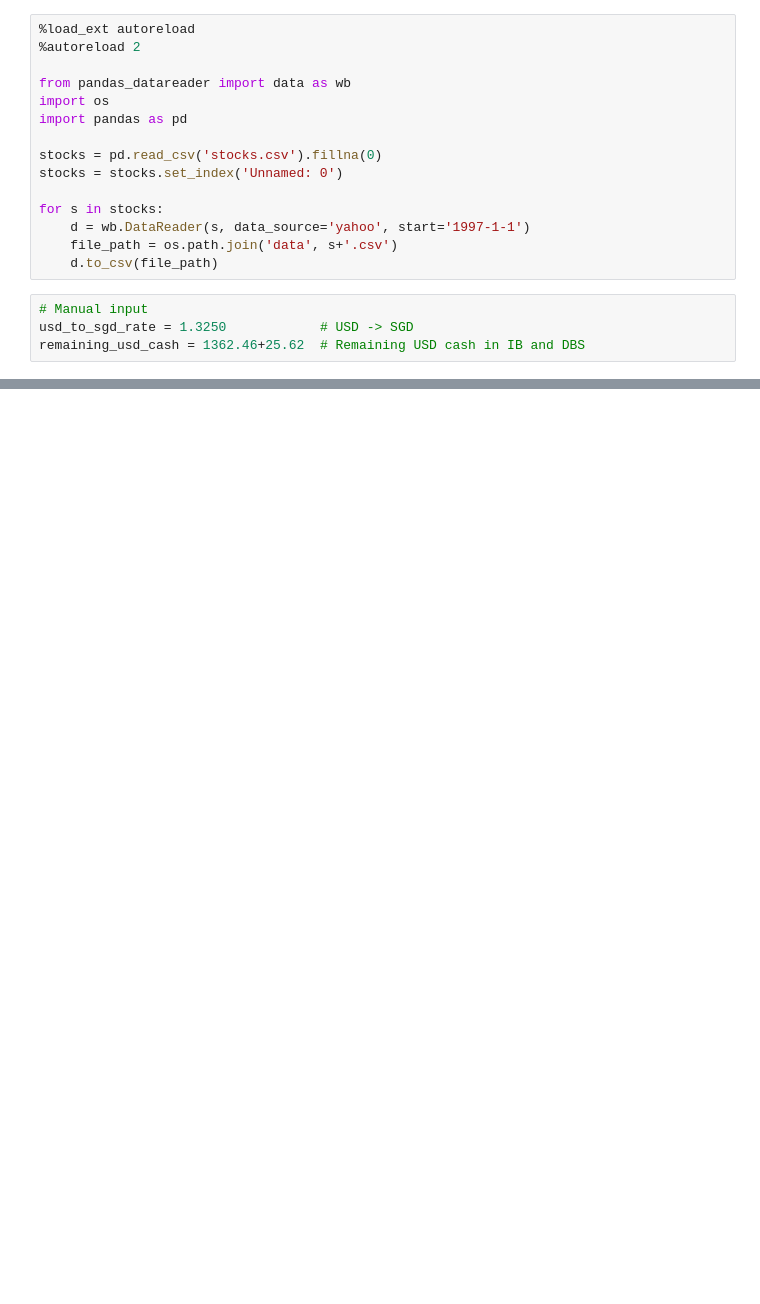
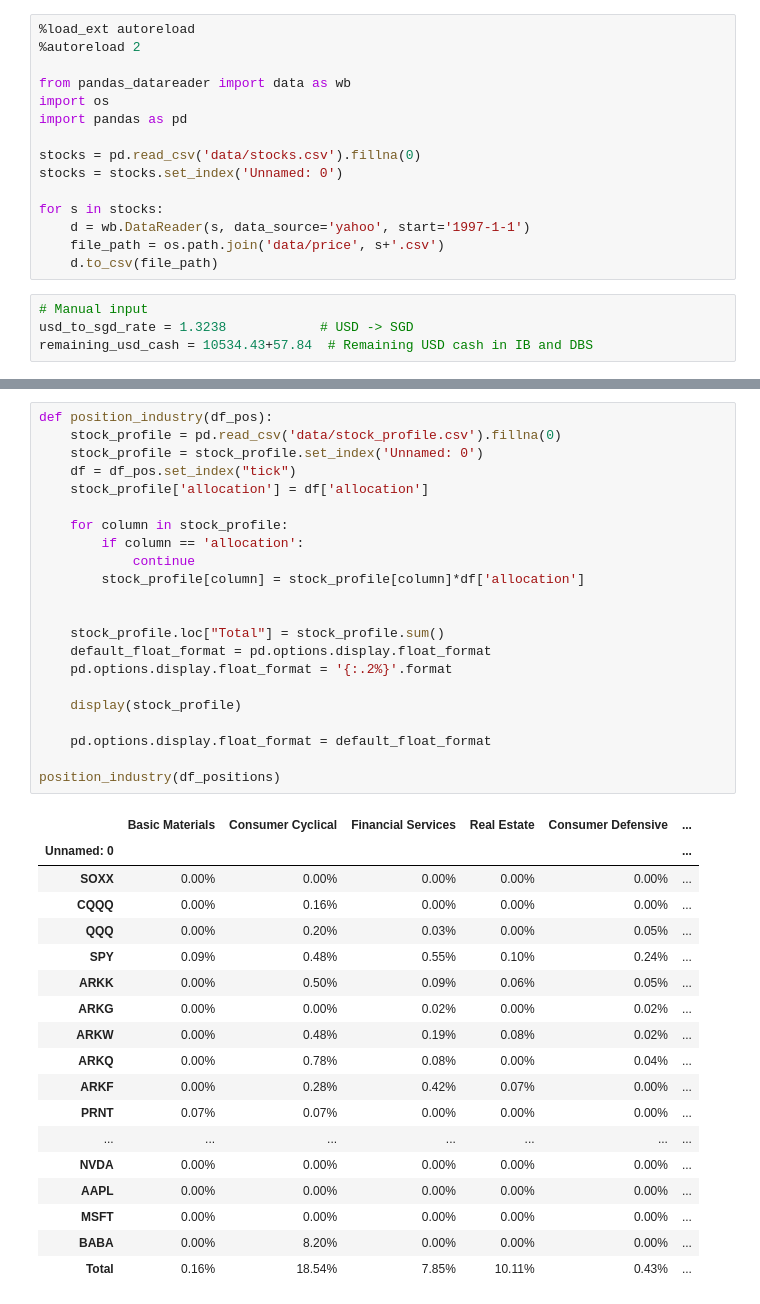
Before and after one commit to wubw/Invest, a Jupyter notebook: my_portfolio.ipynb, the cells around one changed output, grey strips where cells are left out. Drawn from its saved outputs; the diff is of its cells as text; blank space fills up the shorter version.

```diff
--- a/my_portfolio.ipynb
+++ b/my_portfolio.ipynb
@@ -6,16 +6,16 @@ from pandas_datareader import data as wb
 import os
 import pandas as pd
 
-stocks = pd.read_csv('stocks.csv').fillna(0)
+stocks = pd.read_csv('data/stocks.csv').fillna(0)
 stocks = stocks.set_index('Unnamed: 0')
 
 for s in stocks:
     d = wb.DataReader(s, data_source='yahoo', start='1997-1-1')
-    file_path = os.path.join('data', s+'.csv')
+    file_path = os.path.join('data/price', s+'.csv')
     d.to_csv(file_path)
 # %%
 # Manual input
-usd_to_sgd_rate = 1.3250            # USD -> SGD
-remaining_usd_cash = 1362.46+25.62  # Remaining USD cash in IB and DBS
+usd_to_sgd_rate = 1.3238            # USD -> SGD
+remaining_usd_cash = 10534.43+57.84  # Remaining USD cash in IB and DBS
 # %%
 def load_data(tick):
@@ -141,0 +209,41 @@ print(converted_usd+stock_sgd_purchase/usd_to_sgd_rate)
+# %%
+def position_industry(df_pos):
+    stock_profile = pd.read_csv('data/stock_profile.csv').fillna(0)
+    stock_profile = stock_profile.set_index('Unnamed: 0')
+    df = df_pos.set_index("tick")
+    stock_profile['allocation'] = df['allocation']
+
+    for column in stock_profile:
+        if column == 'allocation':
+            continue
+        stock_profile[column] = stock_profile[column]*df['allocation']
+
+
+    stock_profile.loc["Total"] = stock_profile.sum()
+    default_float_format = pd.options.display.float_format
+    pd.options.display.float_format = '{:.2%}'.format
+
+    display(stock_profile)
+
+    pd.options.display.float_format = default_float_format
+
+position_industry(df_positions)
+# %% [output]
+|  | Basic Materials | Consumer Cyclical | Financial Services | Real Estate | Consumer Defensive | ... |
+| Unnamed: 0 |  |  |  |  |  | ... |
+| SOXX | 0.00% | 0.00% | 0.00% | 0.00% | 0.00% | ... |
+| CQQQ | 0.00% | 0.16% | 0.00% | 0.00% | 0.00% | ... |
+| QQQ | 0.00% | 0.20% | 0.03% | 0.00% | 0.05% | ... |
+| SPY | 0.09% | 0.48% | 0.55% | 0.10% | 0.24% | ... |
+| ARKK | 0.00% | 0.50% | 0.09% | 0.06% | 0.05% | ... |
+| ARKG | 0.00% | 0.00% | 0.02% | 0.00% | 0.02% | ... |
+| ARKW | 0.00% | 0.48% | 0.19% | 0.08% | 0.02% | ... |
+| ARKQ | 0.00% | 0.78% | 0.08% | 0.00% | 0.04% | ... |
+| ARKF | 0.00% | 0.28% | 0.42% | 0.07% | 0.00% | ... |
+| PRNT | 0.07% | 0.07% | 0.00% | 0.00% | 0.00% | ... |
+| ... | ... | ... | ... | ... | ... | ... |
+| NVDA | 0.00% | 0.00% | 0.00% | 0.00% | 0.00% | ... |
+| AAPL | 0.00% | 0.00% | 0.00% | 0.00% | 0.00% | ... |
+| MSFT | 0.00% | 0.00% | 0.00% | 0.00% | 0.00% | ... |
+| BABA | 0.00% | 8.20% | 0.00% | 0.00% | 0.00% | ... |
+| Total | 0.16% | 18.54% | 7.85% | 10.11% | 0.43% | ... |
```
Also changed, not shown: parts of 4 cells of this notebook, 42 other files.
